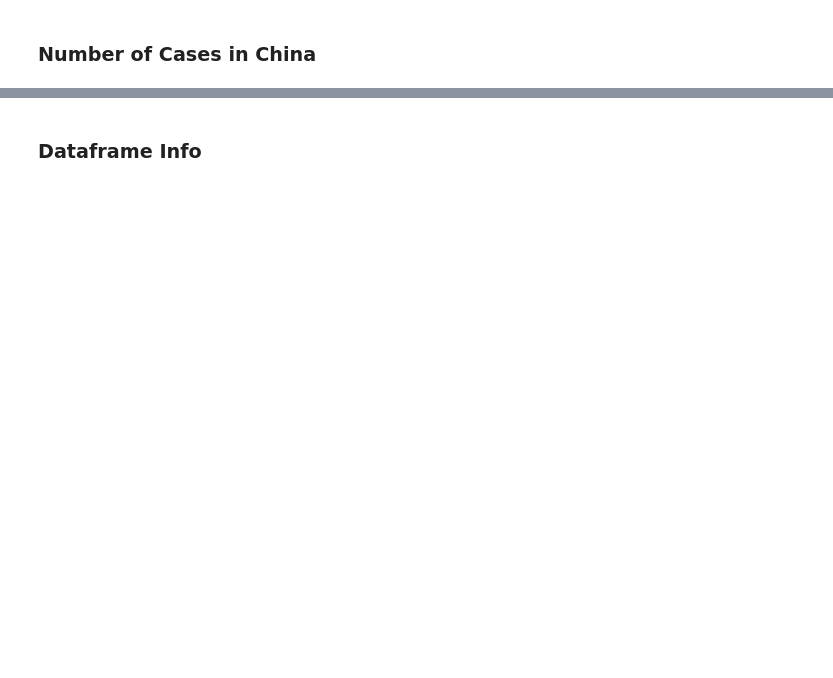
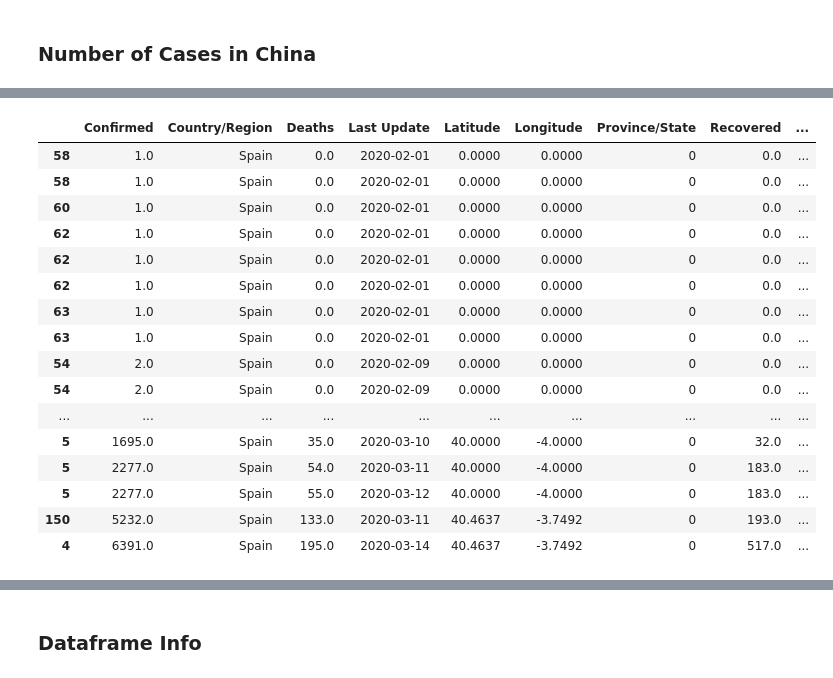
Before and after one commit to bghaendler/BJBS-AI-Lab, a Jupyter notebook: BJBS_AI_Lab_Session_02_CoronaVirus_Conv2019.ipynb, the cells around one changed output, grey strips where cells are left out. Cells and saved outputs as stored; diff of their text form; code cells hidden in the pictures; blank space fills up the shorter version.

```diff
--- a/BJBS_AI_Lab_Session_02_CoronaVirus_Conv2019.ipynb
+++ b/BJBS_AI_Lab_Session_02_CoronaVirus_Conv2019.ipynb
@@ -142,3 +142,25 @@ fig.axis(ymin=0);
+# %%
+nb_cases_day = df_corona.groupby(by=["Date"]).sum().reset_index().sort_values(by="Date").set_index("Date").diff().fillna(value=0)
+nb_cases_day_Spain = df_corona.loc[df_corona["Country/Region"] == "Spain"]
+nb_cases_day_Spain
+# %% [output]
+|  | Confirmed | Country/Region | Deaths | Last Update | Latitude | Longitude | Province/State | Recovered | ... |
+| 58 | 1.0 | Spain | 0.0 | 2020-02-01 | 0.0000 | 0.0000 | 0 | 0.0 | ... |
+| 58 | 1.0 | Spain | 0.0 | 2020-02-01 | 0.0000 | 0.0000 | 0 | 0.0 | ... |
+| 60 | 1.0 | Spain | 0.0 | 2020-02-01 | 0.0000 | 0.0000 | 0 | 0.0 | ... |
+| 62 | 1.0 | Spain | 0.0 | 2020-02-01 | 0.0000 | 0.0000 | 0 | 0.0 | ... |
+| 62 | 1.0 | Spain | 0.0 | 2020-02-01 | 0.0000 | 0.0000 | 0 | 0.0 | ... |
+| 62 | 1.0 | Spain | 0.0 | 2020-02-01 | 0.0000 | 0.0000 | 0 | 0.0 | ... |
+| 63 | 1.0 | Spain | 0.0 | 2020-02-01 | 0.0000 | 0.0000 | 0 | 0.0 | ... |
+| 63 | 1.0 | Spain | 0.0 | 2020-02-01 | 0.0000 | 0.0000 | 0 | 0.0 | ... |
+| 54 | 2.0 | Spain | 0.0 | 2020-02-09 | 0.0000 | 0.0000 | 0 | 0.0 | ... |
+| 54 | 2.0 | Spain | 0.0 | 2020-02-09 | 0.0000 | 0.0000 | 0 | 0.0 | ... |
+| ... | ... | ... | ... | ... | ... | ... | ... | ... | ... |
+| 5 | 1695.0 | Spain | 35.0 | 2020-03-10 | 40.0000 | -4.0000 | 0 | 32.0 | ... |
+| 5 | 2277.0 | Spain | 54.0 | 2020-03-11 | 40.0000 | -4.0000 | 0 | 183.0 | ... |
+| 5 | 2277.0 | Spain | 55.0 | 2020-03-12 | 40.0000 | -4.0000 | 0 | 183.0 | ... |
+| 150 | 5232.0 | Spain | 133.0 | 2020-03-11 | 40.4637 | -3.7492 | 0 | 193.0 | ... |
+| 4 | 6391.0 | Spain | 195.0 | 2020-03-14 | 40.4637 | -3.7492 | 0 | 517.0 | ... |
 # %%
 fig, ax = plt.subplots(figsize = (22,10))
 fig = sns.barplot(
```
Also changed, not shown: parts of 28 cells of this notebook.
